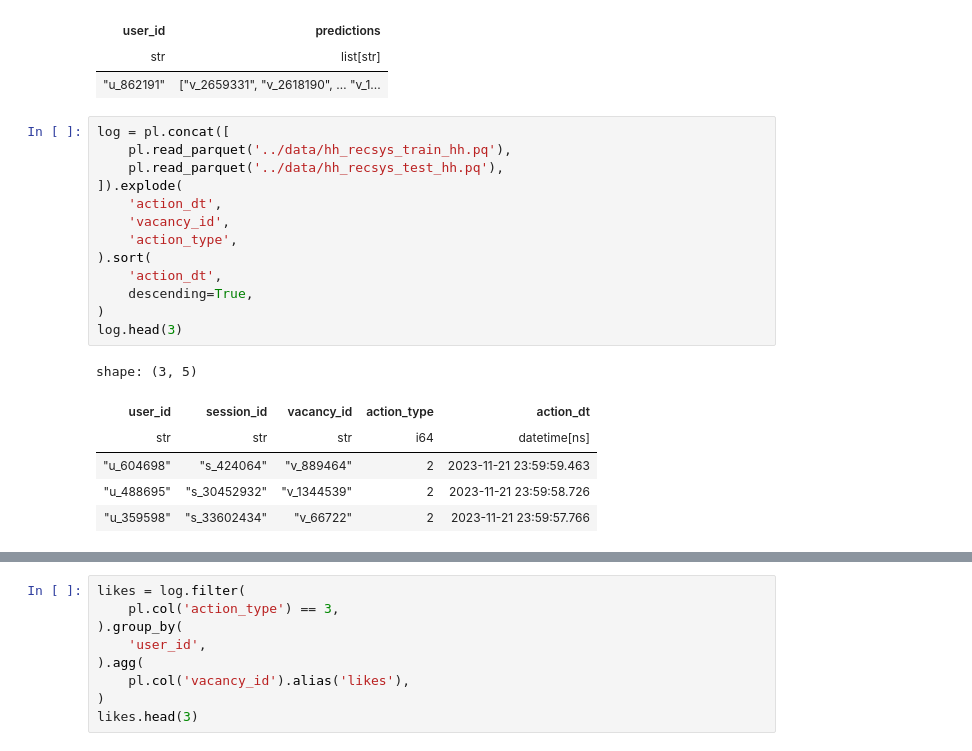
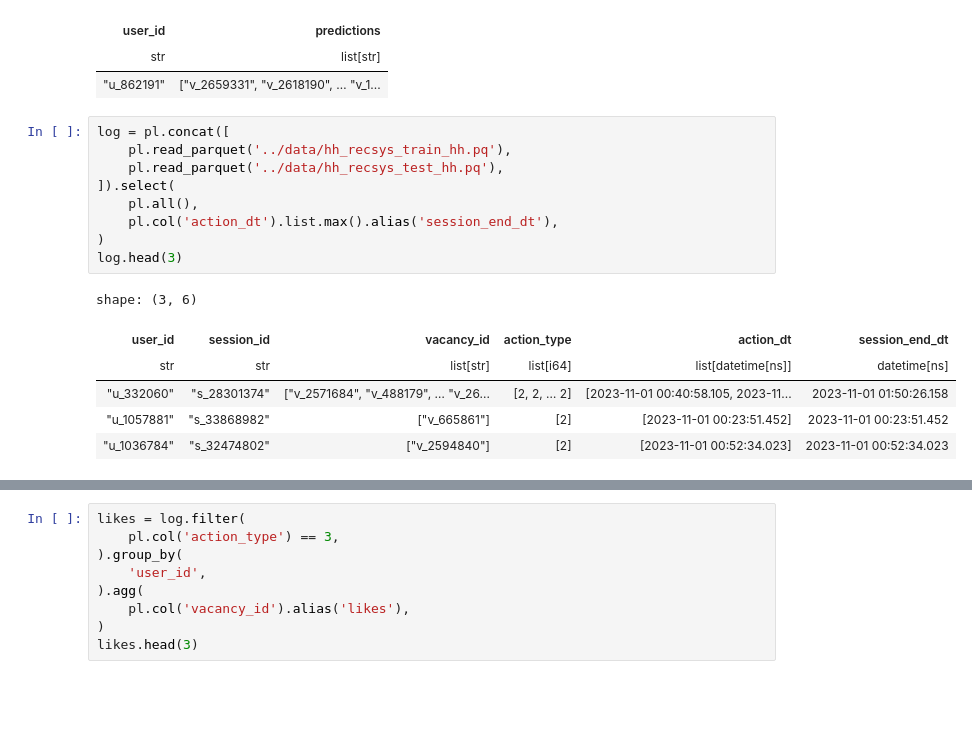
Before and after one commit to roma1n/hh-recsys-cometition, a Jupyter notebook: notebooks/model_application.ipynb, the cells around one changed output, grey strips where cells are left out. Cells and saved outputs as stored; diff of their text form; blank space fills up the shorter version.

```diff
--- a/notebooks/model_application.ipynb
+++ b/notebooks/model_application.ipynb
@@ -406,20 +406,16 @@ shape: (1, 2)
 # %%
 log = pl.concat([
     pl.read_parquet('../data/hh_recsys_train_hh.pq'),
     pl.read_parquet('../data/hh_recsys_test_hh.pq'),
-]).explode(
-    'action_dt',
-    'vacancy_id',
-    'action_type',
-).sort(
-    'action_dt',
-    descending=True,
+]).select(
+    pl.all(),
+    pl.col('action_dt').list.max().alias('session_end_dt'),
 )
 log.head(3)
 # %% [output]
-shape: (3, 5)
+shape: (3, 6)
-| user_id | session_id | vacancy_id | action_type | action_dt |
-| str | str | str | i64 | datetime[ns] |
-| "u_604698" | "s_424064" | "v_889464" | 2 | 2023-11-21 23:59:59.463 |
-| "u_488695" | "s_30452932" | "v_1344539" | 2 | 2023-11-21 23:59:58.726 |
-| "u_359598" | "s_33602434" | "v_66722" | 2 | 2023-11-21 23:59:57.766 |
+| user_id | session_id | vacancy_id | action_type | action_dt | session_end_dt |
+| str | str | list[str] | list[i64] | list[datetime[ns]] | datetime[ns] |
+| "u_332060" | "s_28301374" | ["v_2571684", "v_488179", … "v_26... | [2, 2, … 2] | [2023-11-01 00:40:58.105, 2023-11... | 2023-11-01 01:50:26.158 |
+| "u_1057881" | "s_33868982" | ["v_665861"] | [2] | [2023-11-01 00:23:51.452] | 2023-11-01 00:23:51.452 |
+| "u_1036784" | "s_32474802" | ["v_2594840"] | [2] | [2023-11-01 00:52:34.023] | 2023-11-01 00:52:34.023 |
```
Also changed, not shown: parts of 12 cells of this notebook, 6 other files.
